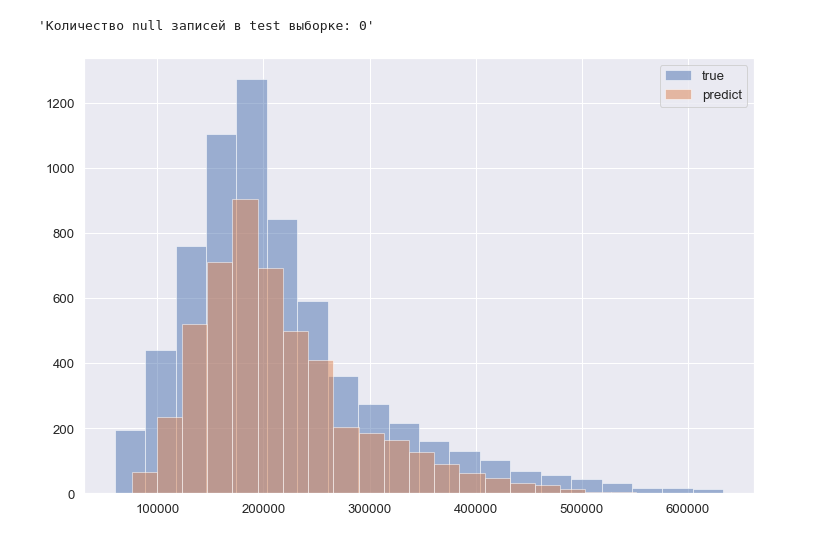
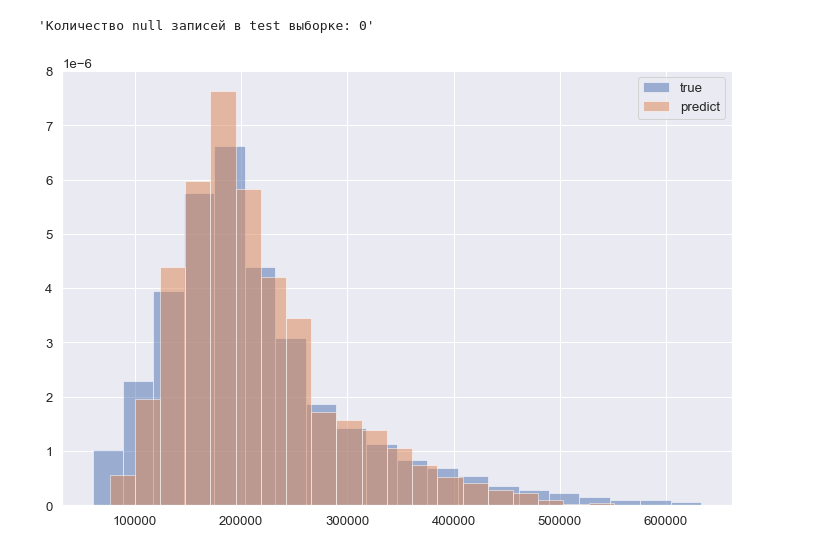
Before and after one commit to WiZor1/Python_for_DS_education, a Jupyter notebook: AIGladkov_solution.ipynb, the cells around one changed output. Cells and saved outputs as stored; diff of their text form; code cells hidden in the pictures.

Commit message:
Added density view for predicted target distribution

```diff
--- a/AIGladkov_solution.ipynb
+++ b/AIGladkov_solution.ipynb
@@ -720,13 +720,13 @@ df_for_predict = data_transform(df_for_predict, pd.read_csv(for_model_csv))
 y_pred_test = model.predict(df_for_predict.drop('Id', axis=1))
 # %%
 plt.figure(figsize = (12,8))
-plt.hist(y_train, bins=20, label='true', alpha=0.5)
-plt.hist(y_pred_test, bins=20, label='predict', alpha=0.5)
+plt.hist(y_train, bins=20, label='true', alpha=0.5, density=True)
+plt.hist(y_pred_test, bins=20, label='predict', alpha=0.5, density=True)
 plt.legend(loc='best')
 
 plt.show()
 # %% [output]
-[figure, old version]
+[figure, new version]
 # %%
 df_pred = pd.DataFrame(y_pred_test, columns=['Price'])
 # %%
```
